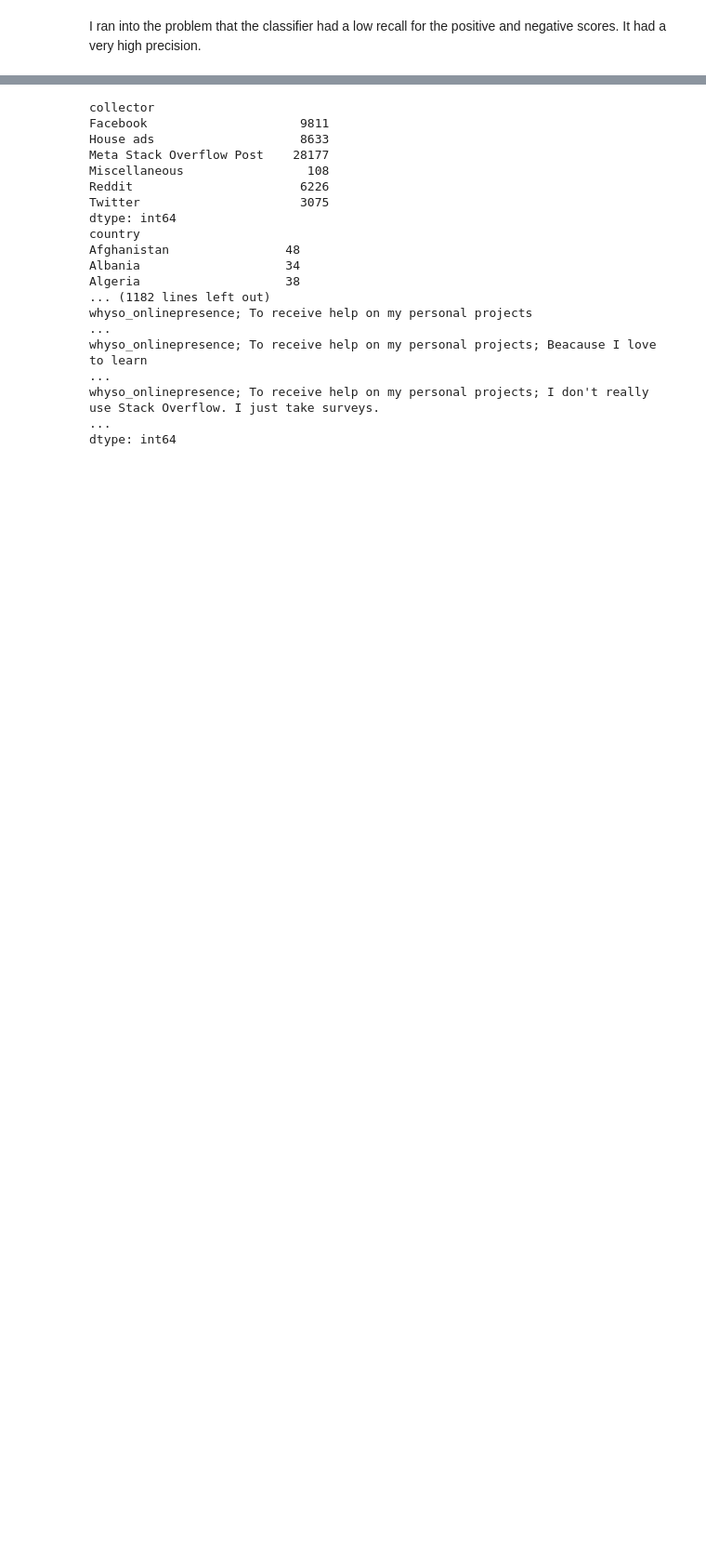
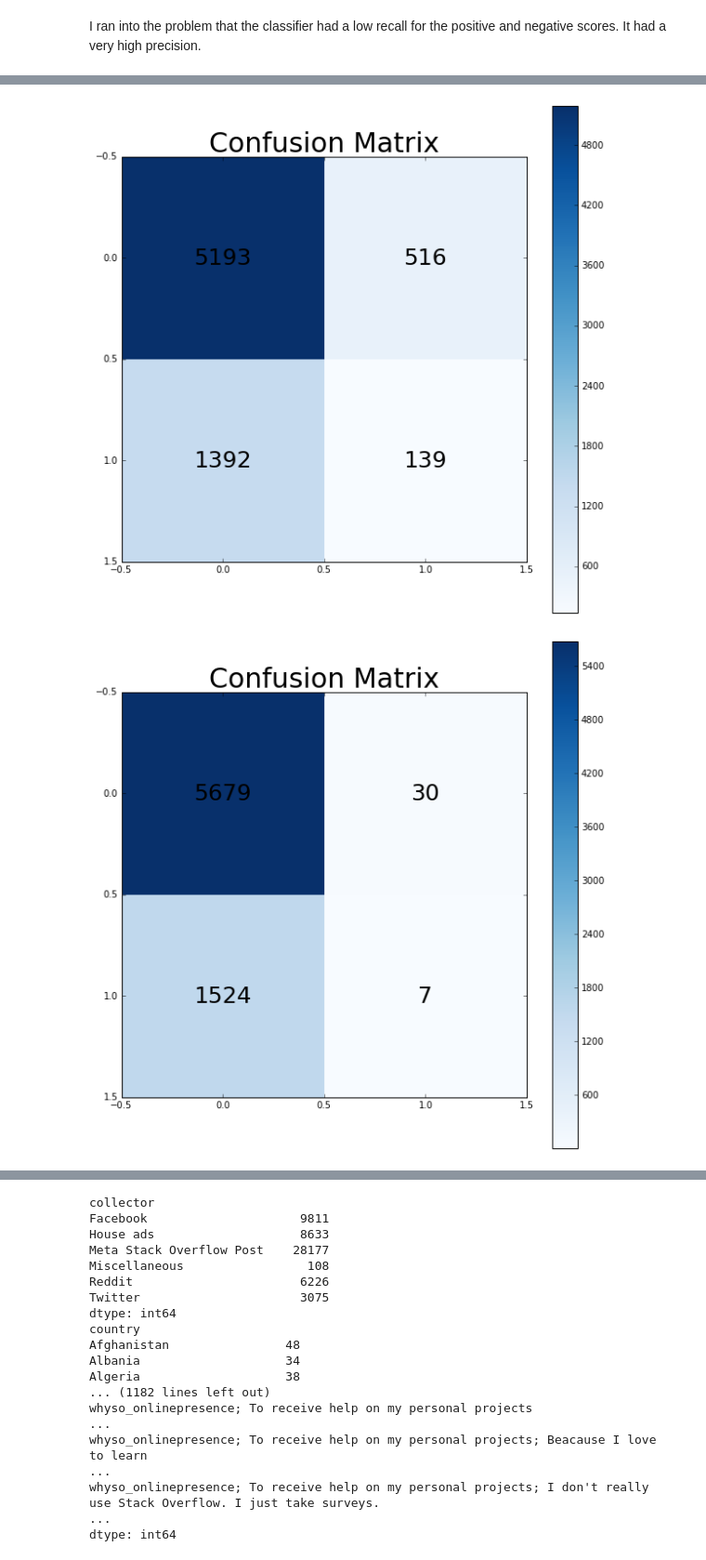
Before and after one commit to jonmhong/Stack_Overflow_Data, a Jupyter notebook: stack_overflow.ipynb, the cells around one changed output, grey strips where cells are left out. Shown at 93% size. Saved outputs shown, nothing was run; the diff lists cells and outputs as text; code cells hidden in the pictures; blank space fills up the shorter version.

```diff
--- a/stack_overflow.ipynb
+++ b/stack_overflow.ipynb
@@ -731,7 +753,7 @@ from sklearn.grid_search import GridSearchCV
 from sklearn.metrics import make_scorer
 
 # param ranges were narrowed down from original, but still within range of the best estimator,
-# in order to save gridsearch algorithm running time
+# in order to reduce gridsearch algorithm running time
 a = time.time()
 params = {'n_estimators': range(10, 15),
           'criterion': ['gini', 'entropy'],
@@ -741,9 +763,6 @@ scorer = make_scorer(f1_score)
 est = RandomForestClassifier()
 est.fit(X_train, y_train)
 
-X = pd.concat([X_train, X_test], axis=0)
-y = pd.Series(pd.concat([y_train, y_test], axis=0))
-
 gs = GridSearchCV(est, param_grid=params, scoring=scorer)
 gs.fit(features, label[label.columns[-1]])
 
@@ -870,0 +909,8 @@ plot_confusion_matrix(cm_svm)
+# %%
+plot_confusion_matrix(confusion_matrix(y_test, rfc_pred, labels=[1, 0]))
+plot_confusion_matrix(confusion_matrix(y_test, hypertuned_rfc_pred, labels=[1, 0]))
+plot_confusion_matrix(confusion_matrix(y_test, pred, labels=[1, 0]))
+plot_confusion_matrix(confusion_matrix(y_test, nb_pred, labels=[1, 0]))
+# %% [output]
+[figure, added]
+[figure, added]
```
Also changed, not shown: parts of 31 cells of this notebook.
